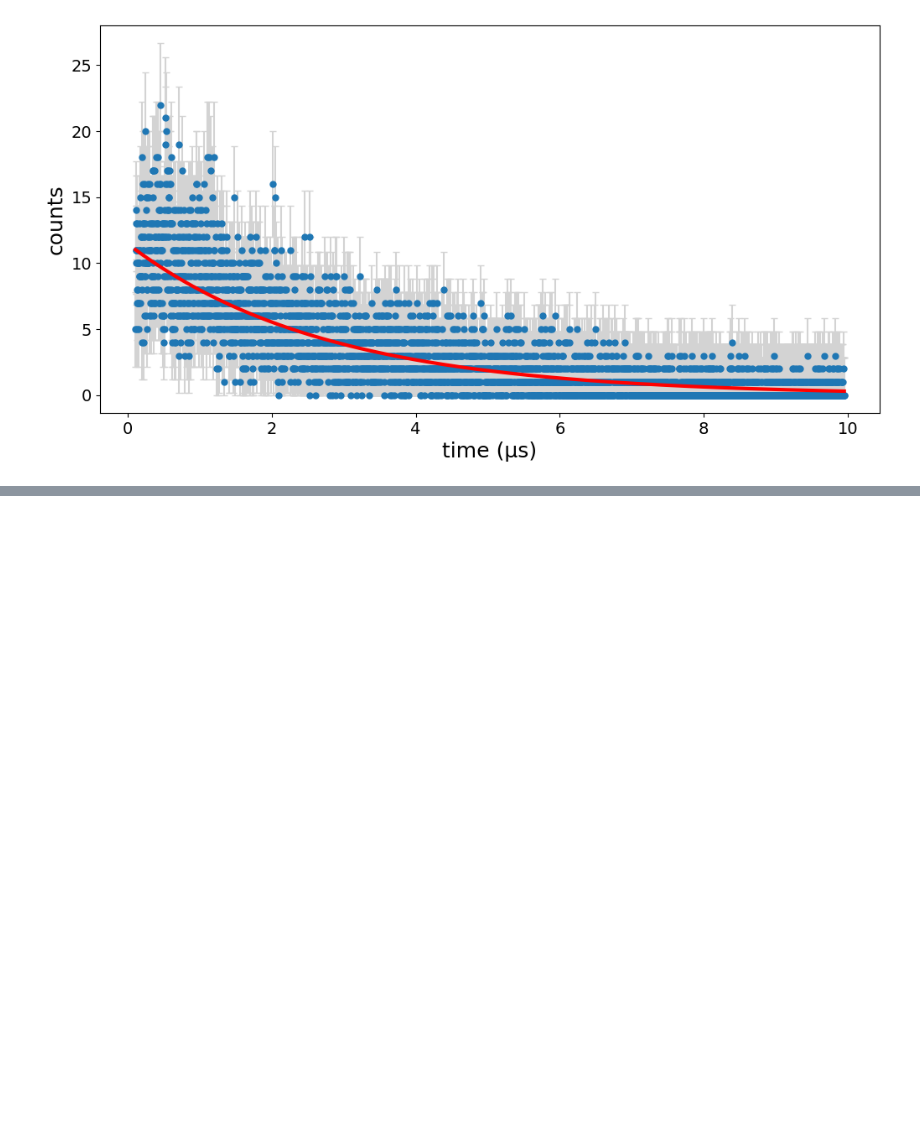
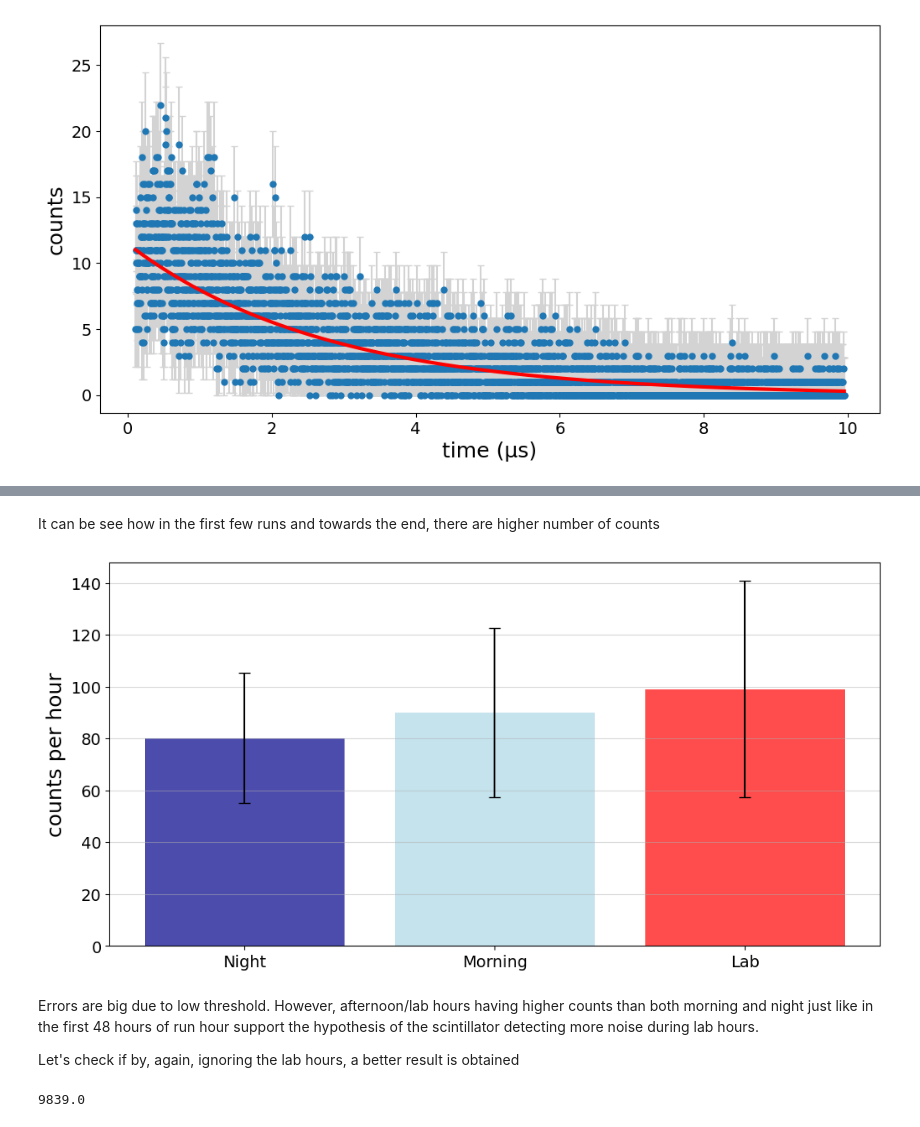
Before and after one commit to javirgv/Muon-Detector-Experiment, a Jupyter notebook: MuonDetector.ipynb, the cells around one changed output, grey strips where cells are left out. Cells and saved outputs as stored; diff of their text form; code cells hidden in the pictures; blank space fills up the shorter version.

```diff
--- a/MuonDetector.ipynb
+++ b/MuonDetector.ipynb
@@ -432,0 +465,35 @@ plt.show()
+# %% [markdown]
+It can be see how in the first few runs and towards the end, there are higher number of counts
+# %%
+periods = [count_rate[6:90], count_rate[90:126], np.concatenate([count_rate[126:], count_rate[:6]])]   # night, morning, lab
+
+y_run2 = [period.mean() for period in periods]
+y_run2_err = [period.std() for period in periods]
+
+plt.bar(np.arange(3), y_run2, yerr=y_run2_err, capsize=5, alpha=0.7,
+        color=['darkblue', 'lightblue', 'red'])
+plt.xticks(np.arange(3), ['Night', 'Morning', 'Lab'])
+plt.ylabel('counts per hour')
+plt.grid(axis='y', alpha=0.5)
+# %% [output]
+[figure, added]
+# %% [markdown]
+Errors are big due to low threshold. However, afternoon/lab hours having higher counts than both morning and night just like in the first 48 hours of run hour support the hypothesis of the scintillator detecting more noise during lab hours.
+
+Let's check if by, again, ignoring the lab hours, a better result is obtained
+# %%
+# Run 2 was cleared after every measurement (10 minutes)
+paths = glob("Run2/*")
+count_rate_nolab = []
+final_data_nolab = np.zeros(4096-44-110)
+
+for i, path in enumerate(paths):
+    if i>=6 and i<126:
+        data = np.loadtxt(path, unpack=True, delimiter=' ')
+        count_rate_nolab.append(np.sum(data))
+        final_data_nolab += data[44:-110]
+
+count_rate_nolab = np.array(count_rate_nolab)
+np.sum(final_data_nolab)
+# %% [output]
+9839.0
```
Also changed, not shown: parts of 7 cells of this notebook.
